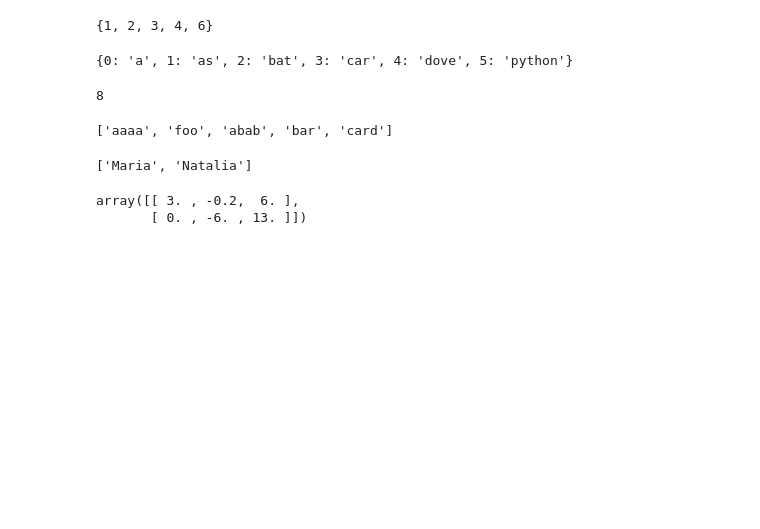
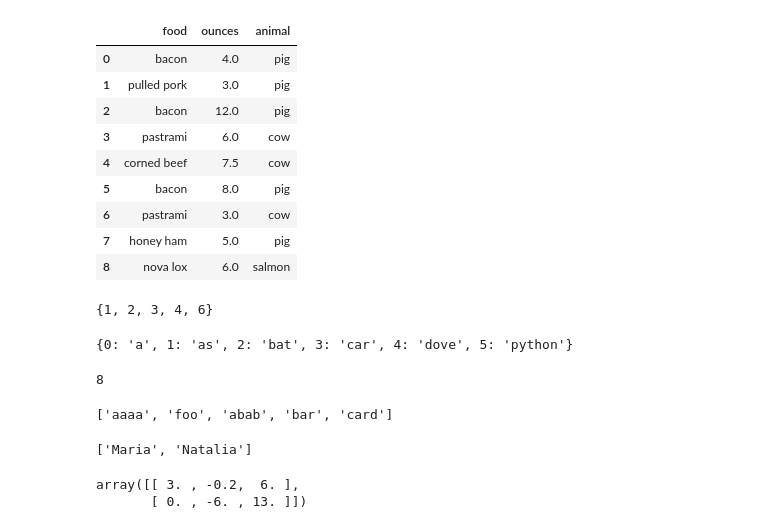
Before and after one commit to juandazapatac/pydata-book-notes, a Jupyter notebook: just_some_scripts.ipynb, the cells around one changed output. Cells and saved outputs as stored; diff of their text form; code cells hidden in the pictures; blank space fills up the shorter version.

Commit message:
Handling missing data, replacing, duplicates

```diff
--- a/just_some_scripts.ipynb
+++ b/just_some_scripts.ipynb
@@ -1,3 +1,32 @@
+# %%
+import pandas as pd
+import numpy as np
+
+data = pd.DataFrame({"food": ["bacon", "pulled pork", "bacon",
+                               "Pastrami", "corned beef", "Bacon",
+                         "pastrami", "honey ham", "nova lox"],
+                  "ounces": [4, 3, 12, 6, 7.5, 8, 3, 5, 6]})
+meat_to_animal = {
+  "bacon": "pig",
+  "pulled pork": "pig",
+  "pastrami": "cow",
+  "corned beef": "cow",
+  "honey ham": "pig",
+  "nova lox": "salmon"
+}
+data["animal"]=data["food"].map(lambda x:meat_to_animal[x.lower()])
+data
+# %% [output]
+|  | food | ounces | animal |
+| 0 | bacon | 4.0 | pig |
+| 1 | pulled pork | 3.0 | pig |
+| 2 | bacon | 12.0 | pig |
+| 3 | pastrami | 6.0 | cow |
+| 4 | corned beef | 7.5 | cow |
+| 5 | bacon | 8.0 | pig |
+| 6 | pastrami | 3.0 | cow |
+| 7 | honey ham | 5.0 | pig |
+| 8 | nova lox | 6.0 | salmon |
 # %%
 strings = ["a", "as", "bat", "car", "dove", "python"]
 # %%
```
Also changed, not shown: 2 other files.
